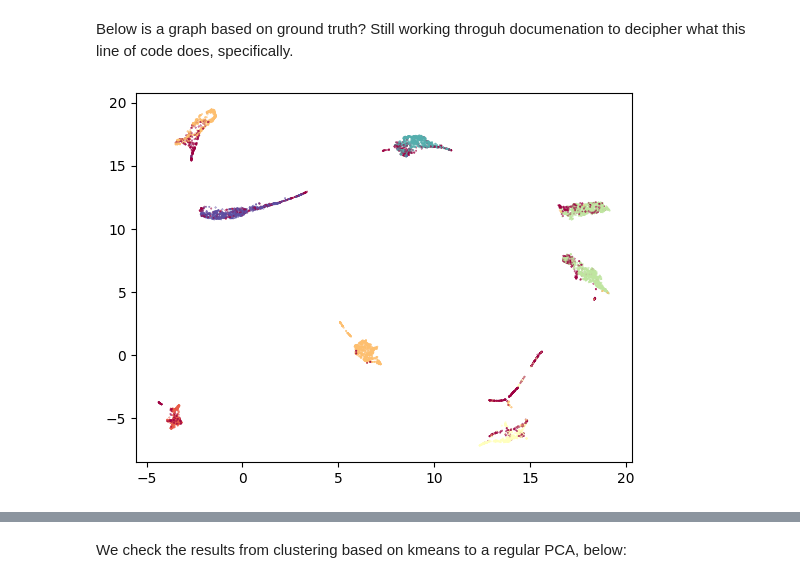
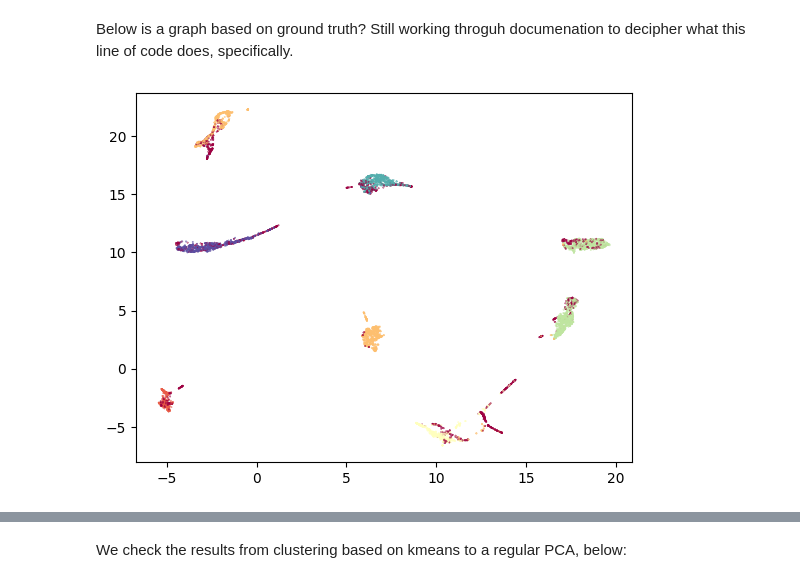
Before and after one commit to seolibek/Tufts2024, a Jupyter notebook: umap_trial.ipynb, the cells around one changed output, grey strips where cells are left out. Saved outputs shown, nothing was run; the diff lists cells and outputs as text; code cells hidden in the pictures.

```diff
--- a/umap_trial.ipynb
+++ b/umap_trial.ipynb
@@ -166,15 +131,22 @@ plt.show()
 # %% [markdown]
 Below is a graph based on ground truth? Still working throguh documenation to decipher what this line of code does, specifically.
 # %%
-clusterable_embedding = umap.UMAP(
-    n_neighbors=30,
-    min_dist=0.0,
-    n_components=2,
-    random_state=42,
-).fit_transform(data_reshaped)
+def show_clusterable_embedding(hsi_data):
+  data_reshaped = hsi_data.reshape(-1, hsi_data.shape[2])
 
-plt.scatter(clusterable_embedding[:, 0], clusterable_embedding[:, 1],
-            c=GT, s=0.1, cmap='Spectral');
+  clusterable_embedding = umap.UMAP(
+      n_neighbors=30,
+      min_dist=0.0,
+      n_components=2,
+      random_state=42,
+  ).fit_transform(data_reshaped)
+
+  plt.scatter(clusterable_embedding[:, 0], clusterable_embedding[:, 1],
+              c=GT, s=0.1, cmap='Spectral');
+
+  return clusterable_embedding, data_reshaped
-# %% [output]
-[figure, removed]
+# %%
+clust_emb, reshaped_hsi = show_clusterable_embedding(HSI)
+# %% [output]
+[figure, added]
 # %%
```
Also changed, not shown: parts of 47 cells of this notebook.
